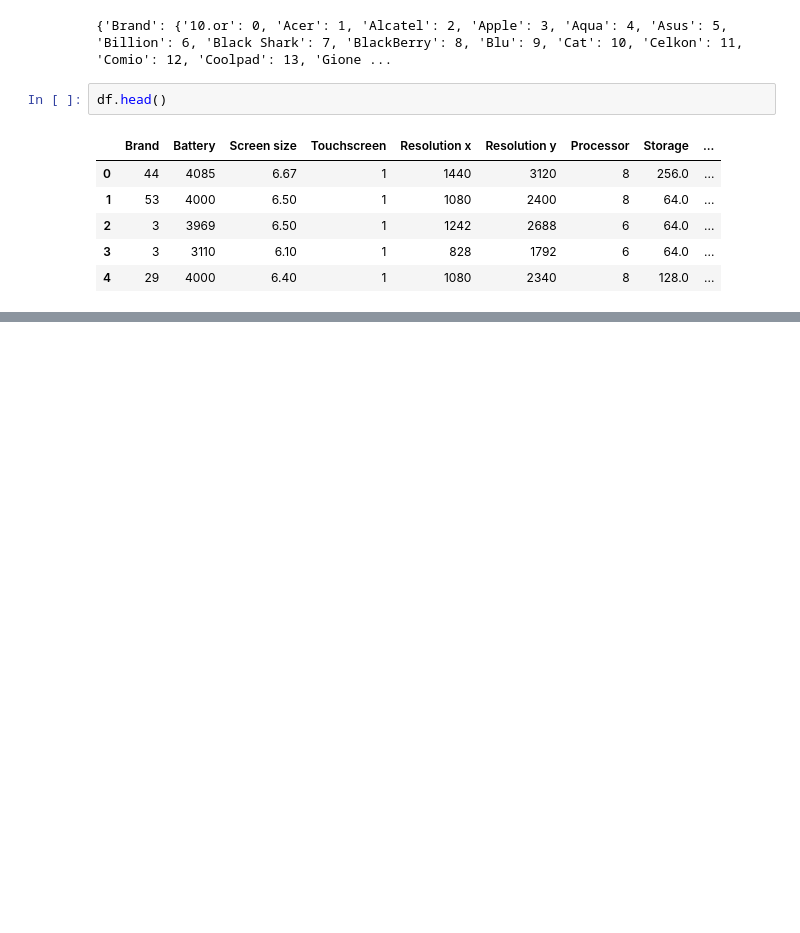
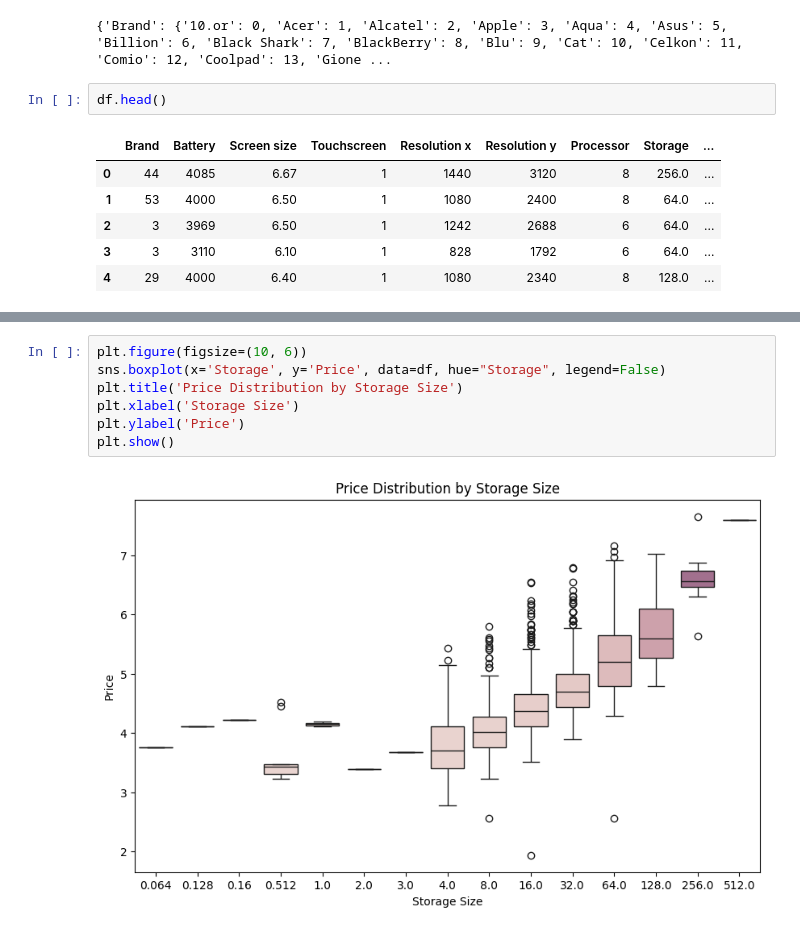
Before and after one commit to dhsiehcode/573_project, a Jupyter notebook: data_exploration.ipynb, the cells around one changed output, grey strips where cells are left out. Cells and saved outputs as stored; diff of their text form; blank space fills up the shorter version.

```diff
--- a/data_exploration.ipynb
+++ b/data_exploration.ipynb
@@ -83,0 +107,9 @@ df.describe()
+# %%
+plt.figure(figsize=(10, 6))
+sns.boxplot(x='Storage', y='Price', data=df, hue="Storage", legend=False)
+plt.title('Price Distribution by Storage Size')
+plt.xlabel('Storage Size')
+plt.ylabel('Price')
+plt.show()
+# %% [output]
+[figure, added]
```
Also changed, not shown: parts of 4 cells of this notebook.
